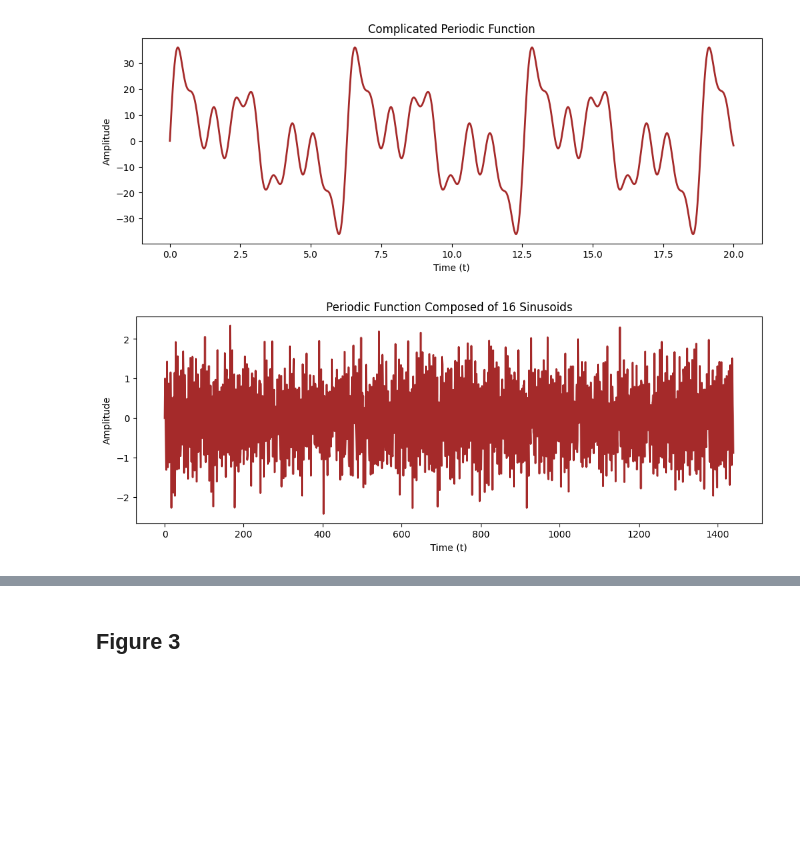
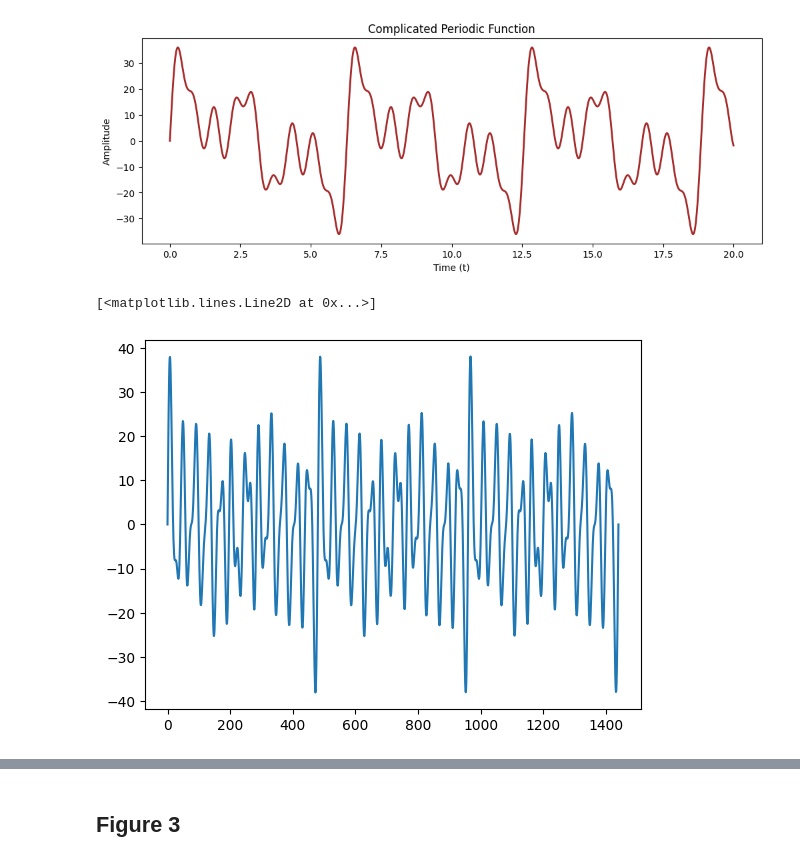
Before and after one commit to CEBangu/MOD_201, a Jupyter notebook: MOD201 final_report/final_report.ipynb, the cells around one changed output, grey strips where cells are left out. Saved outputs shown, nothing was run; the diff lists cells and outputs as text; code cells hidden in the pictures; blank space fills up the shorter version.

```diff
--- a/MOD201 final_report/final_report.ipynb
+++ b/MOD201 final_report/final_report.ipynb
@@ -450,38 +471,24 @@ ax.set_ylabel('Amplitude')
 plt.show()
 # %% [output]
 [figure]
-# %%
-# Define the time array
-t = np.linspace(0, 1440, 1440)
-
-# Define the periodic function composed of 16 sinusoids
-def periodic_function(t):
-    # Initialize the function with zero
-    result = np.zeros_like(t)
-
-    # Add 16 sinusoidal components
-    for n in range(1, 17):
-        amplitude = 1.0 / n # Example amplitude, can be any function of n
-        frequency = n + np.random.rand()  # Example frequency, can be any function of n
-        result += amplitude * np.sin(frequency * t)
-    return result
-
-# Generate the waveform data
-waveform = periodic_function(t)
-
-# Create the plot
-fig, ax = plt.subplots(figsize=(12, 4))
-
-# Plot the waveform
-ax.plot(t, waveform, color='brown', linewidth=2)
-
-# Set labels and title
-ax.set_title('Periodic Function Composed of 16 Sinusoids')
-ax.set_xlabel('Time (t)')
-ax.set_ylabel('Amplitude')
-
-# Show the plot
-plt.show()
-# %% [output]
-[figure, removed]
+# %%
+def sixteen_sins(t):
+    np.random.seed(55)
+
+    amp = 4
+    freq = 1/60
+    f = 0
+
+    vals = np.random.randint(1, 24, size=(16, 2))/4
+
+    for v in vals:
+        f+=  (amp/v[0]) * np.sin(v[1] * np.pi * freq * t)
+
+    return f
+
+time = np.linspace(0,1440,1440)
+plt.plot(time,sixteen_sins(time))
+# %% [output]
+[<matplotlib.lines.Line2D at 0x...>]
+[figure, added]
 # %%
```
Also changed, not shown: parts of 33 cells of this notebook.
